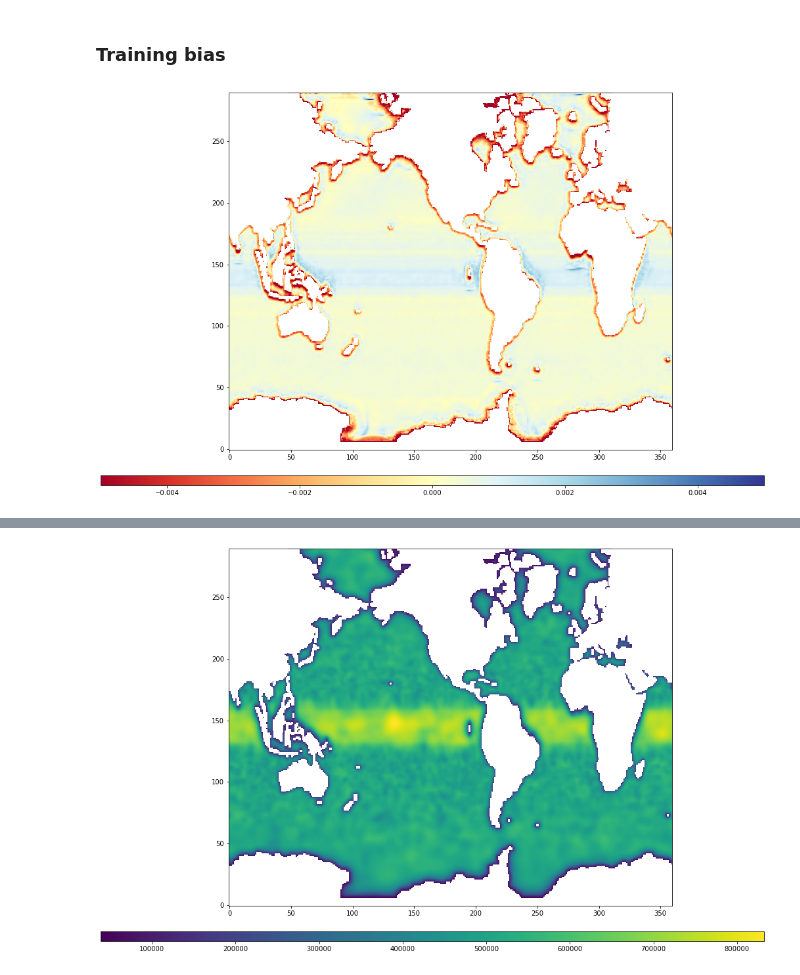
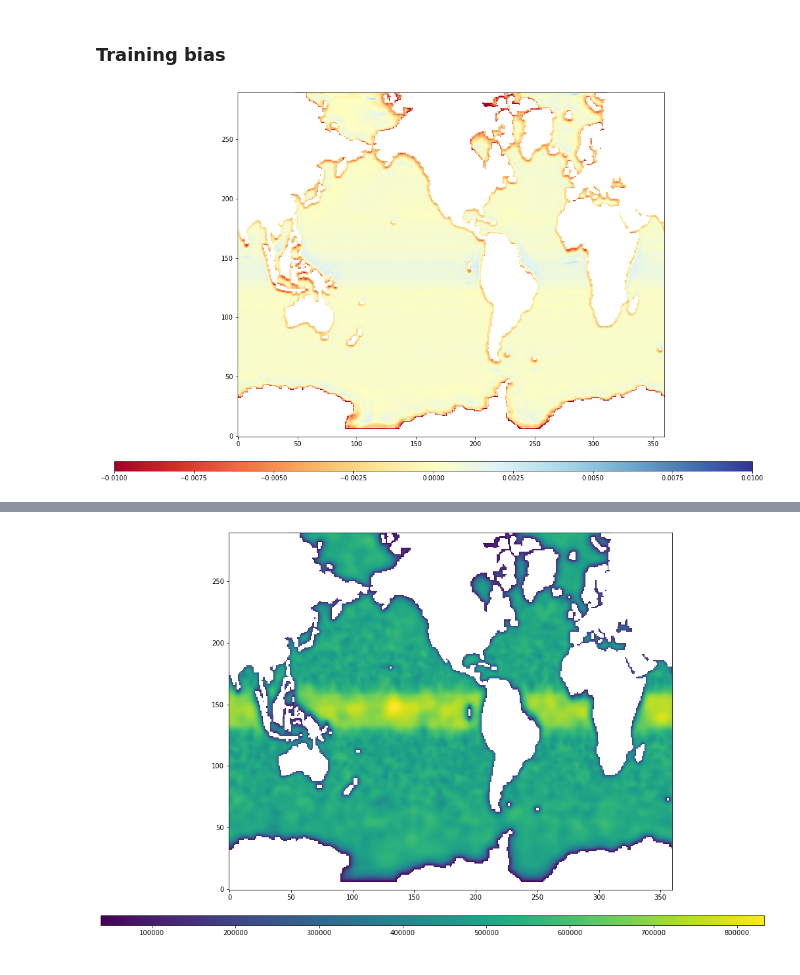
Before and after one commit to FolkeKS/DL-normalization, a Jupyter notebook: notebooks/cnn_nemo_plot.ipynb, the cells around one changed output, grey strips where cells are left out. Drawn from its saved outputs; the diff is of its cells as text; code cells hidden in the pictures.

```diff
--- a/notebooks/cnn_nemo_plot.ipynb
+++ b/notebooks/cnn_nemo_plot.ipynb
@@ -21,3 +21,10 @@ epoch=3116-val_loss=0.00001.ckpt  last.ckpt
 importlib.reload(cnn)
 model = cnn.CNN.load_from_checkpoint("results/wandb/cnn/nemo_bnd_10_3k/checkpoints/epoch=3116-val_loss=0.00001.ckpt")
 data_dir = "data/processed/nemo_bnd_fixed/"
+# %%
+f = open(data_dir+"norms_std_mean.txt")
+lines = f.readlines()
+assert len(lines) == 2, f"len {len(lines)}"
+std = float(lines[0])
+mean = float(lines[1])
+f.close()
@@ -77,9 +110,9 @@ for i,file_list in enumerate(os.listdir(data_dir+"train/X/")):
     epsF[i,:,:] = np.ma.masked_array(aux, mask)
 # %%
 fig,axs = plt.subplots(figsize=(30, 10),ncols=1)
-c = axs.imshow(np.ma.masked_array(np.mean(epsF,axis=0), mask),origin="lower",vmin=-0.005,vmax=0.005,cmap="RdYlBu")
+c = axs.imshow(np.ma.masked_array(np.mean(epsF,axis=0), mask),origin="lower",vmin=-0.01,vmax=0.01,cmap="RdYlBu")
 cbar_ax = fig.add_axes([0.266, 0.05, 0.4673, 0.02])
 plt.colorbar(c,cax=cbar_ax,orientation='horizontal')
 plt.show()
 # %% [output]
-[figure, old version]
+[figure, new version]
```
Also changed, not shown: parts of 5 cells of this notebook, 2 other files.
